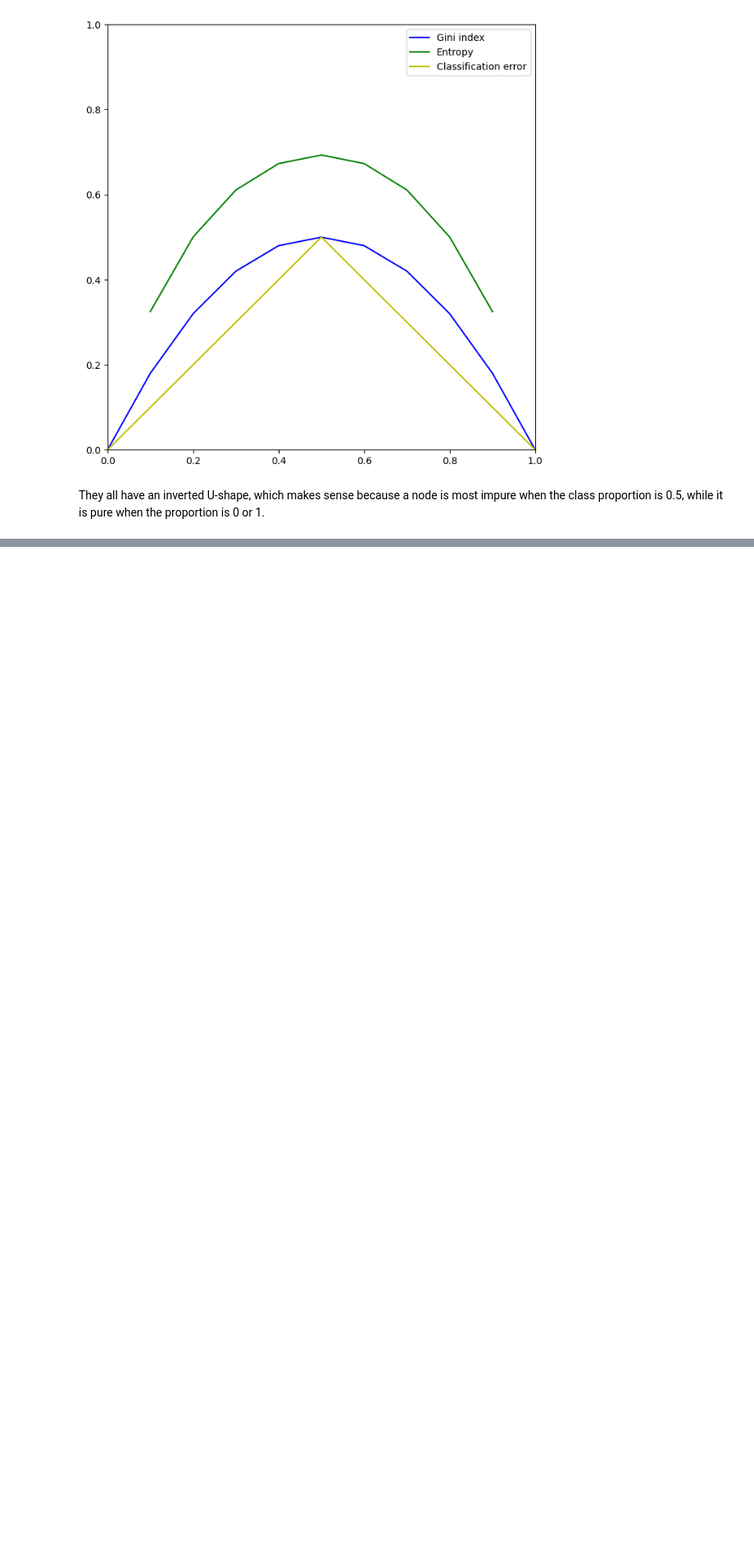
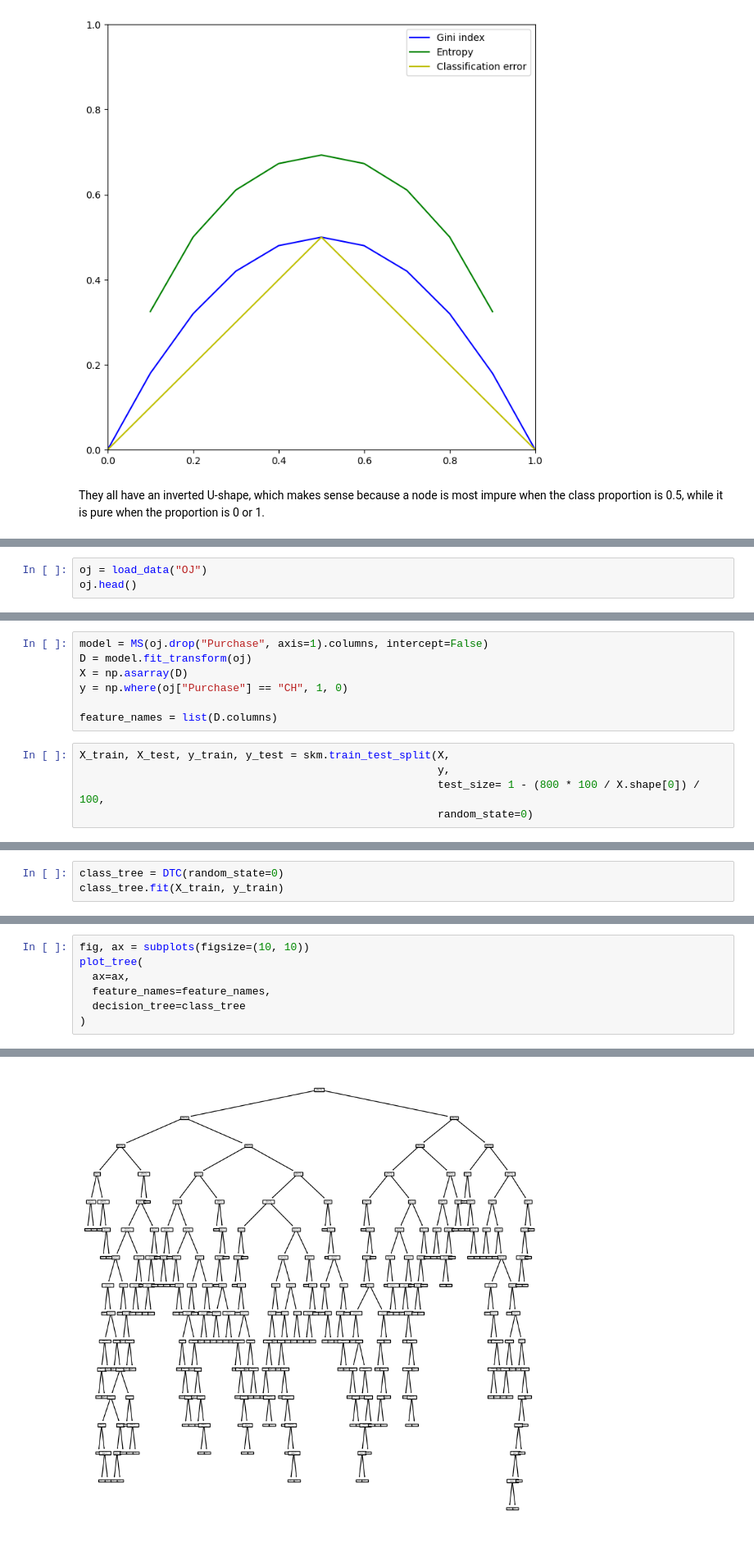
Before and after one commit to kolyakr/ISLP, a Jupyter notebook: 8_tree-based_methods/exercises.ipynb, the cells around one changed output, grey strips where cells are left out. Shown at 82% size. Saved outputs shown, nothing was run; the diff lists cells and outputs as text; blank space fills up the shorter version.

```diff
--- a/8_tree-based_methods/exercises.ipynb
+++ b/8_tree-based_methods/exercises.ipynb
@@ -53,0 +392,3 @@ They all have an inverted U-shape, which makes sense because a node is most impu
+# %%
+oj = load_data("OJ")
+oj.head()
@@ -53,0 +447,12 @@ They all have an inverted U-shape, which makes sense because a node is most impu
+# %%
+model = MS(oj.drop("Purchase", axis=1).columns, intercept=False)
+D = model.fit_transform(oj)
+X = np.asarray(D)
+y = np.where(oj["Purchase"] == "CH", 1, 0)
+
+feature_names = list(D.columns)
+# %%
+X_train, X_test, y_train, y_test = skm.train_test_split(X,
+                                                        y,
+                                                        test_size= 1 - (800 * 100 / X.shape[0]) / 100,
+                                                        random_state=0)
@@ -53,0 +465,3 @@ They all have an inverted U-shape, which makes sense because a node is most impu
+# %%
+class_tree = DTC(random_state=0)
+class_tree.fit(X_train, y_train)
@@ -53,0 +479,8 @@ They all have an inverted U-shape, which makes sense because a node is most impu
+# %%
+fig, ax = subplots(figsize=(10, 10))
+plot_tree(
+  ax=ax,
+  feature_names=feature_names,
+  decision_tree=class_tree
+)
+# %% [output]
@@ -53,0 +504 @@ They all have an inverted U-shape, which makes sense because a node is most impu
+[figure, added]
```
Also changed, not shown: parts of 68 cells of this notebook.
